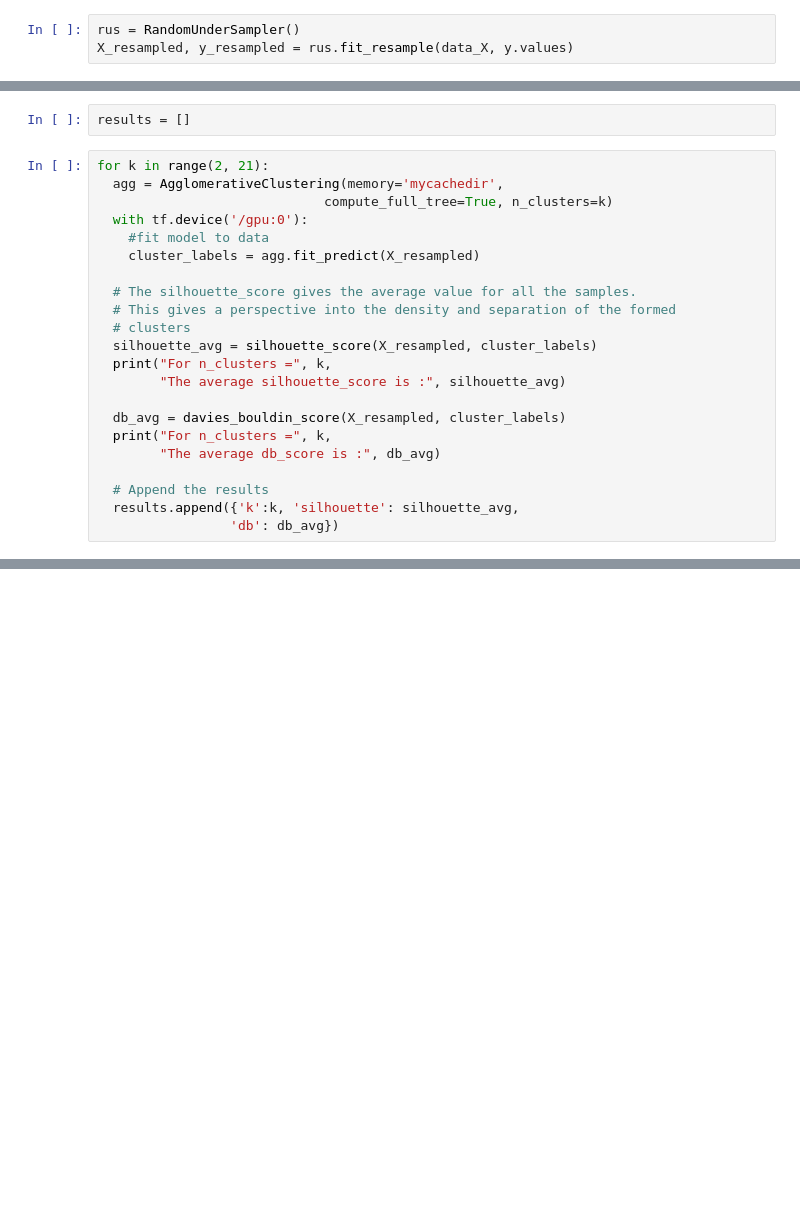
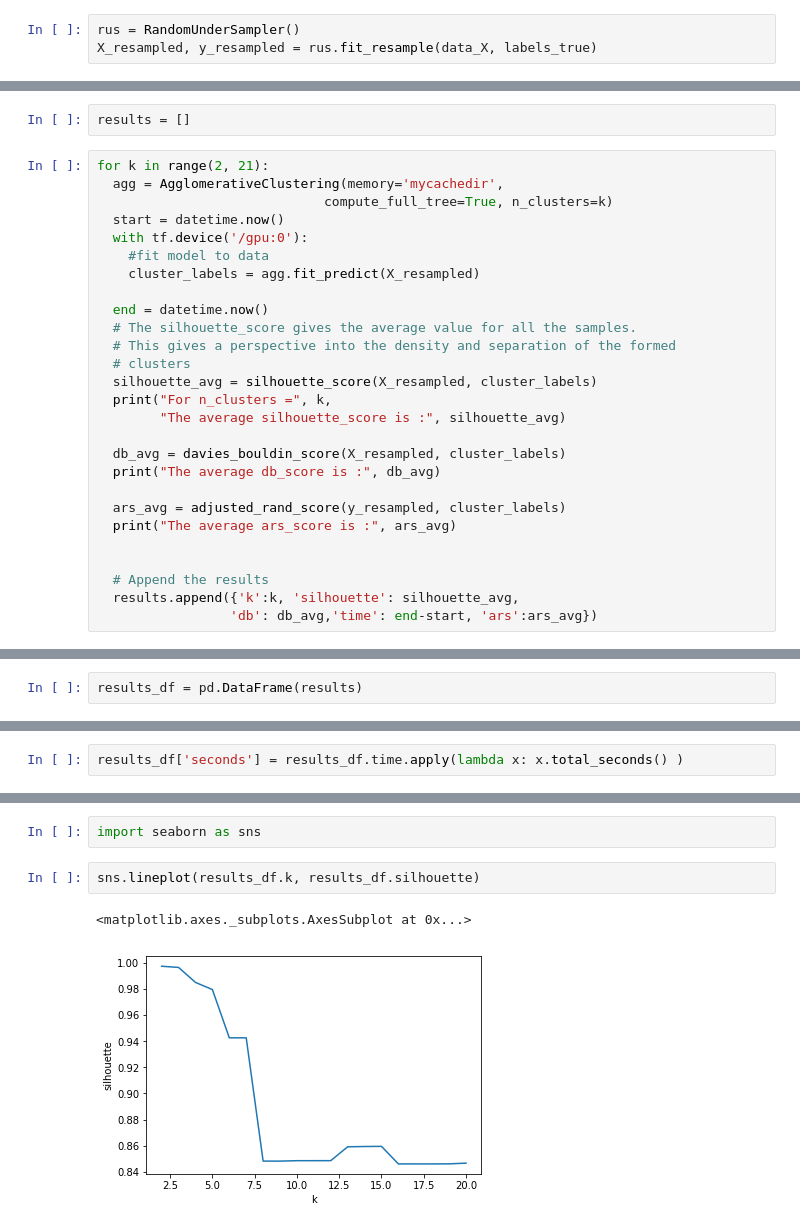
Before and after one commit to nymarya/school-budgets-for-education, a Jupyter notebook: notebooks/1_0_agglomerative_clustering.ipynb, the cells around one changed output, grey strips where cells are left out. Saved outputs shown, nothing was run; the diff lists cells and outputs as text; blank space fills up the shorter version.

```diff
--- a/notebooks/1_0_agglomerative_clustering.ipynb
+++ b/notebooks/1_0_agglomerative_clustering.ipynb
@@ -137,6 +145,6 @@ data_X= pl.fit_transform(X, y)
 # %%
 rus = RandomUnderSampler()
-X_resampled, y_resampled = rus.fit_resample(data_X, y.values)
+X_resampled, y_resampled = rus.fit_resample(data_X, labels_true)
 # %%
 X_resampled.shape
 # %% [output]
@@ -154,10 +164,12 @@ results = []
 for k in range(2, 21):
   agg = AgglomerativeClustering(memory='mycachedir',
                              compute_full_tree=True, n_clusters=k)
+  start = datetime.now()
   with tf.device('/gpu:0'):
     #fit model to data
     cluster_labels = agg.fit_predict(X_resampled)
 
+  end = datetime.now()
   # The silhouette_score gives the average value for all the samples.
   # This gives a perspective into the density and separation of the formed
   # clusters
@@ -166,10 +178,13 @@ for k in range(2, 21):
         "The average silhouette_score is :", silhouette_avg)
 
   db_avg = davies_bouldin_score(X_resampled, cluster_labels)
-  print("For n_clusters =", k,
-        "The average db_score is :", db_avg)
+  print("The average db_score is :", db_avg)
+
+  ars_avg = adjusted_rand_score(y_resampled, cluster_labels)
+  print("The average ars_score is :", ars_avg)
+
 
   # Append the results
   results.append({'k':k, 'silhouette': silhouette_avg,
-                 'db': db_avg})
+                 'db': db_avg,'time': end-start, 'ars':ars_avg})
 # %% [output]
@@ -199,0 +232,2 @@ results
+# %%
+results_df = pd.DataFrame(results)
@@ -199,0 +243,2 @@ results
+# %%
+results_df['seconds'] = results_df.time.apply(lambda x: x.total_seconds() )
@@ -199,0 +254,7 @@ results
+# %%
+import seaborn as sns
+# %%
+sns.lineplot(results_df.k, results_df.silhouette)
+# %% [output]
+<matplotlib.axes._subplots.AxesSubplot at 0x...>
+[figure, added]
```
Also changed, not shown: parts of 16 cells of this notebook.
